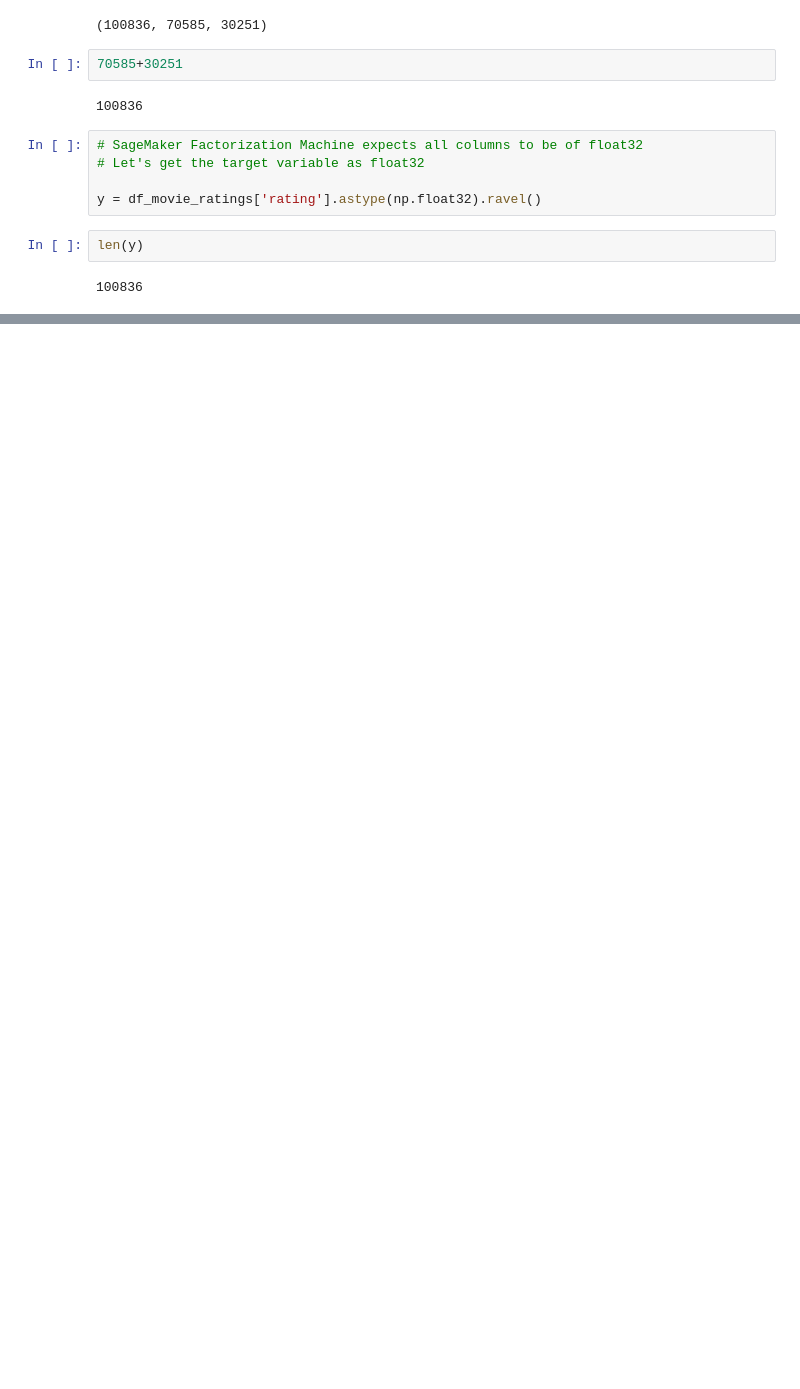
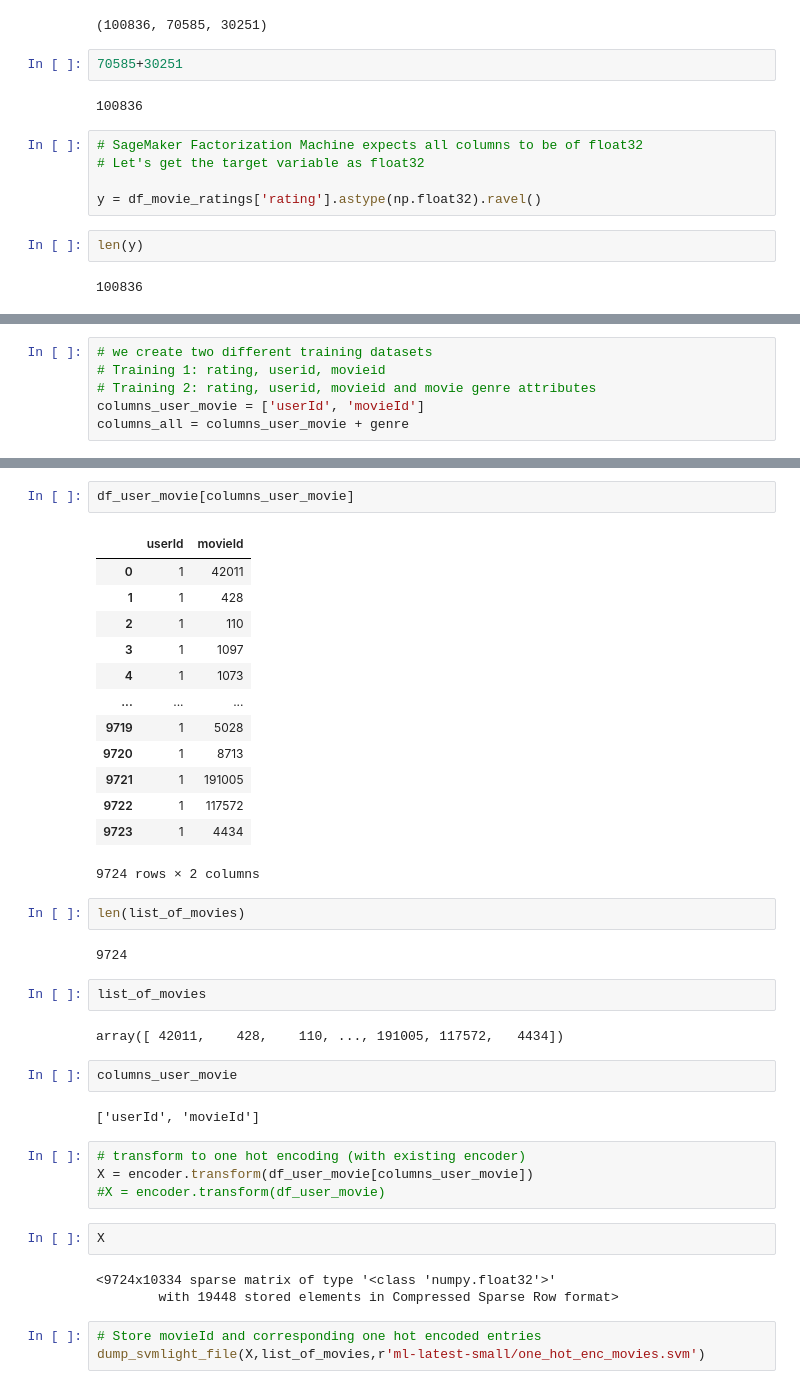
Before and after one commit to saravanankrishnarajan/SageMaker, a Jupyter notebook: fm/movie_data_preparation.ipynb, the cells around one changed output, grey strips where cells are left out. Drawn from its saved outputs; the diff is of its cells as text; blank space fills up the shorter version.

```diff
--- a/fm/movie_data_preparation.ipynb
+++ b/fm/movie_data_preparation.ipynb
@@ -311,0 +311,6 @@ array([1. , 2.5, 4. , ..., 4. , 3.5, 3.5], dtype=float32)
+# %%
+# we create two different training datasets
+# Training 1: rating, userid, movieid
+# Training 2: rating, userid, movieid and movie genre attributes
+columns_user_movie = ['userId', 'movieId']
+columns_all = columns_user_movie + genre
@@ -311,0 +467,40 @@ array([1. , 2.5, 4. , ..., 4. , 3.5, 3.5], dtype=float32)
+# %%
+df_user_movie[columns_user_movie]
+# %% [output]
+|  | userId | movieId |
+| 0 | 1 | 42011 |
+| 1 | 1 | 428 |
+| 2 | 1 | 110 |
+| 3 | 1 | 1097 |
+| 4 | 1 | 1073 |
+| ... | ... | ... |
+| 9719 | 1 | 5028 |
+| 9720 | 1 | 8713 |
+| 9721 | 1 | 191005 |
+| 9722 | 1 | 117572 |
+| 9723 | 1 | 4434 |
+9724 rows × 2 columns
+# %%
+len(list_of_movies)
+# %% [output]
+9724
+# %%
+list_of_movies
+# %% [output]
+array([ 42011,    428,    110, ..., 191005, 117572,   4434])
+# %%
+columns_user_movie
+# %% [output]
+['userId', 'movieId']
+# %%
+# transform to one hot encoding (with existing encoder)
+X = encoder.transform(df_user_movie[columns_user_movie])
+#X = encoder.transform(df_user_movie)
+# %%
+X
+# %% [output]
+<9724x10334 sparse matrix of type '<class 'numpy.float32'>'
+        with 19448 stored elements in Compressed Sparse Row format>
+# %%
+# Store movieId and corresponding one hot encoded entries
+dump_svmlight_file(X,list_of_movies,r'ml-latest-small/one_hot_enc_movies.svm')
```
Also changed, not shown: parts of 41 cells of this notebook, 8 other files.
